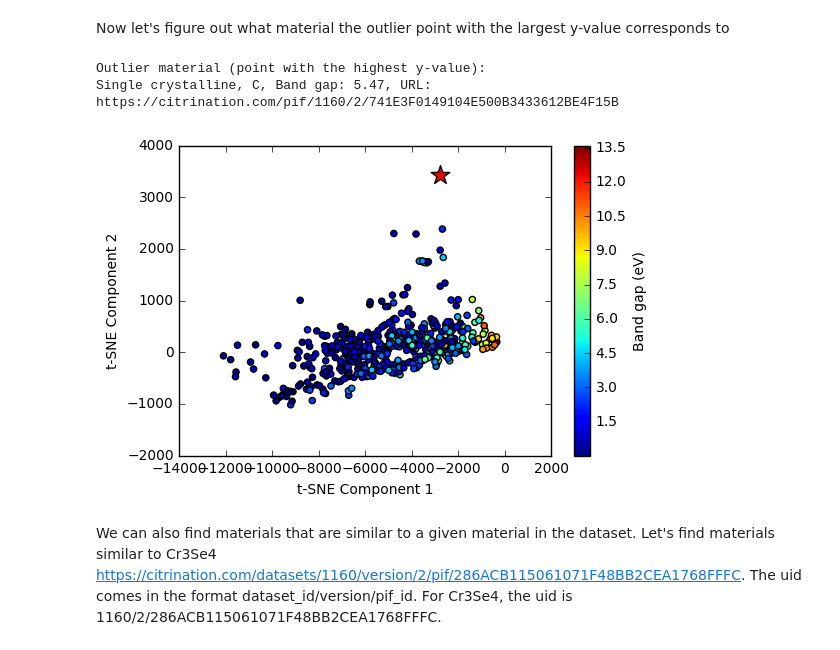
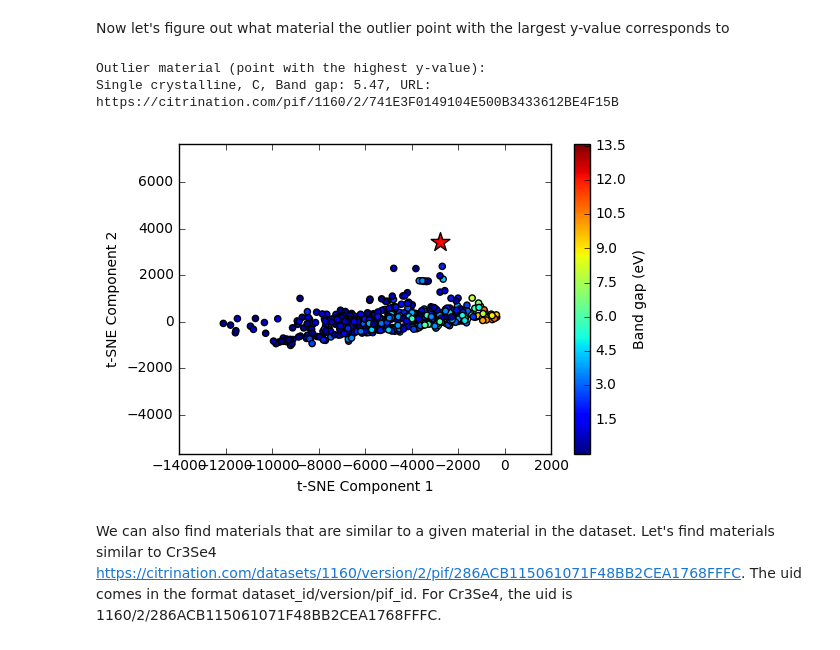
Before and after one commit to CitrineInformatics/learn-citrination, a Jupyter notebook: t-SNE API.ipynb, the cells around one changed output. Cells and saved outputs as stored; diff of their text form; code cells hidden in the pictures.

```diff
--- a/t-SNE API.ipynb
+++ b/t-SNE API.ipynb
@@ -98,24 +94,25 @@ Now let's figure out what material the outlier point with the largest y-value co
 # %%
 outlier_index = np.argmax(coordinates_and_bg, axis=0)[1]
 print("Outlier material (point with the highest y-value):")
 print("{}, Band gap: {}, URL: https://citrination.com/pif/{}"
       .format(tsne["Band gap"]["label"][outlier_index],
               tsne["Band gap"]["z"][outlier_index],
               tsne["Band gap"]["uid"][outlier_index])
      )
 
 plt.figure()
 plt.scatter(tsne["Band gap"]['x'], tsne["Band gap"]['y'], c=tsne["Band gap"]['z'])
 plt.colorbar(label="Band gap (eV)")
 plt.scatter(coordinates_and_bg[outlier_index, 0], coordinates_and_bg[outlier_index, 1],
             marker="*", c="r", s=200)
 plt.xlabel("t-SNE Component 1")
 plt.ylabel("t-SNE Component 2")
+plt.axes().set_aspect('equal', 'datalim')
 plt.show()
 # %% [output]
 Outlier material (point with the highest y-value):
 Single crystalline, C, Band gap: 5.47, URL: https://citrination.com/pif/1160/2/741E3F0149104E500B3433612BE4F15B
-[figure, old version]
+[figure, new version]
 # %% [markdown]
 We can also find materials that are similar to a given material in the dataset. Let's find materials similar to Cr3Se4 https://citrination.com/datasets/1160/version/2/pif/286ACB115061071F48BB2CEA1768FFFC. The uid comes in the format dataset_id/version/pif_id. For Cr3Se4, the uid is 1160/2/286ACB115061071F48BB2CEA1768FFFC.
 # %%
```
Also changed, not shown: parts of 5 cells of this notebook.
